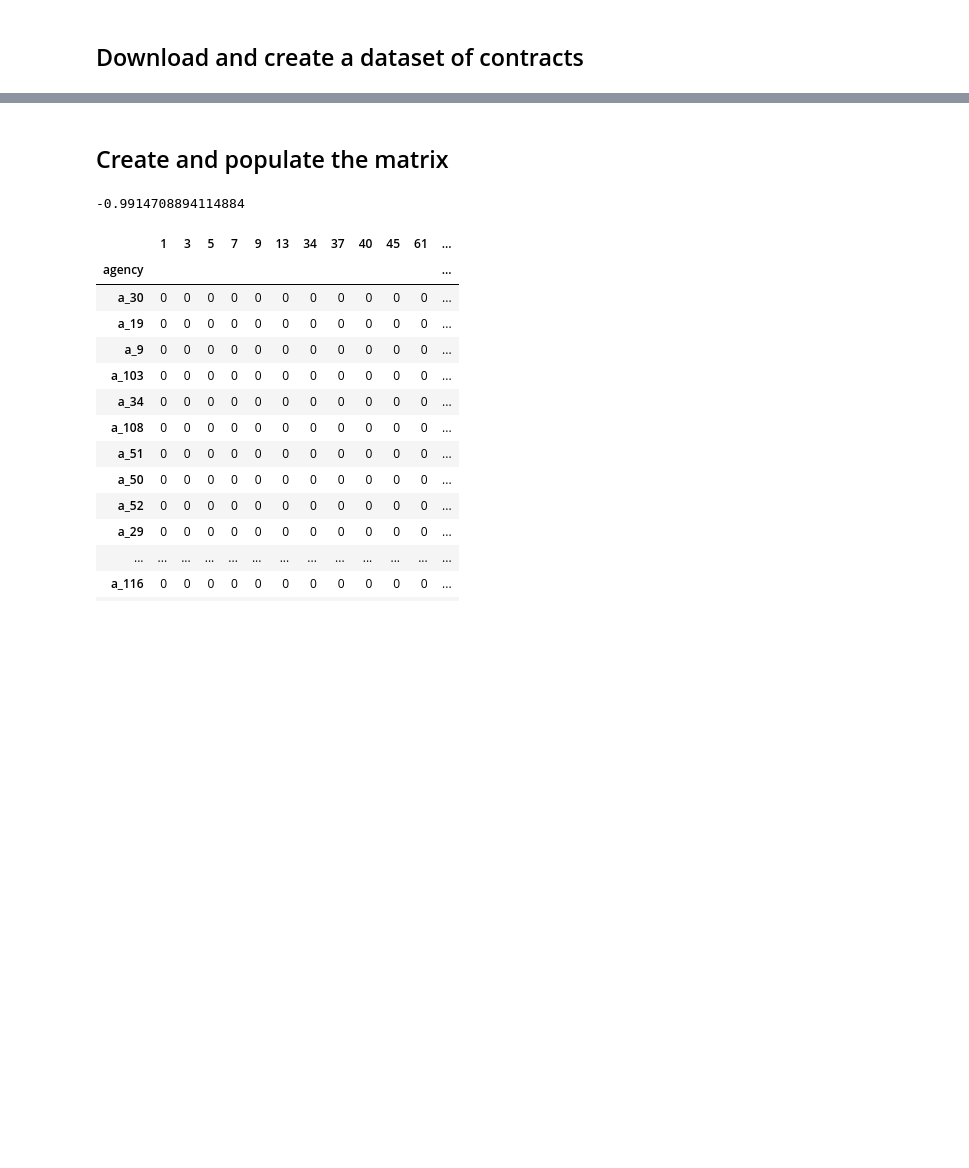
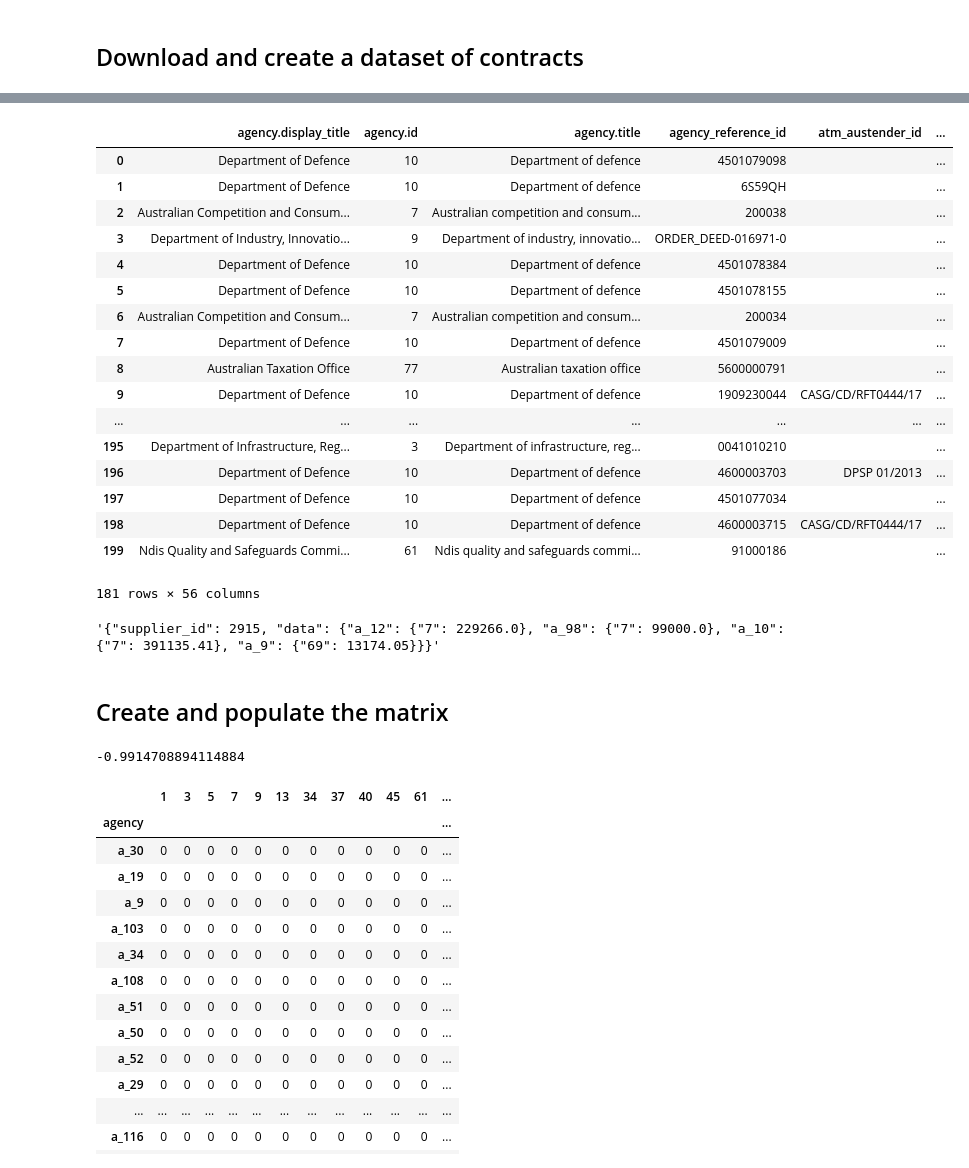
Before and after one commit to bpandrew/govconnectapi, a Jupyter notebook: Untitled.ipynb, the cells around one changed output, grey strips where cells are left out. Saved outputs shown, nothing was run; the diff lists cells and outputs as text; code cells hidden in the pictures; blank space fills up the shorter version.

```diff
--- a/Untitled.ipynb
+++ b/Untitled.ipynb
@@ -102,10 +121,42 @@ df
 # %%
 # Find the UNSPSC Segment ID
 df['segment_unspsc'] = df.apply(lambda row: row['unspsc.unspsc'][:2], axis=1)
 # Remove the contract where there is no segment ID
 df = df[df['segment_unspsc']!=""]
 # Lookup the id of the segment
 df['segment_unspsc_id'] = df.apply(lambda row: unspsc_dict[row['segment_unspsc']], axis=1)
+df
+# %% [output]
+|  | agency.display_title | agency.id | agency.title | agency_reference_id | atm_austender_id | ... |
+| 0 | Department of Defence | 10 | Department of defence | 4501079098 |  | ... |
+| 1 | Department of Defence | 10 | Department of defence | 6S59QH |  | ... |
+| 2 | Australian Competition and Consum... | 7 | Australian competition and consum... | 200038 |  | ... |
+| 3 | Department of Industry, Innovatio... | 9 | Department of industry, innovatio... | ORDER_DEED-016971-0 |  | ... |
+| 4 | Department of Defence | 10 | Department of defence | 4501078384 |  | ... |
+| 5 | Department of Defence | 10 | Department of defence | 4501078155 |  | ... |
+| 6 | Australian Competition and Consum... | 7 | Australian competition and consum... | 200034 |  | ... |
+| 7 | Department of Defence | 10 | Department of defence | 4501079009 |  | ... |
+| 8 | Australian Taxation Office | 77 | Australian taxation office | 5600000791 |  | ... |
+| 9 | Department of Defence | 10 | Department of defence | 1909230044 | CASG/CD/RFT0444/17 | ... |
+| ... | ... | ... | ... | ... | ... | ... |
+| 195 | Department of Infrastructure, Reg... | 3 | Department of infrastructure, reg... | 0041010210 |  | ... |
+| 196 | Department of Defence | 10 | Department of defence | 4600003703 | DPSP 01/2013 | ... |
+| 197 | Department of Defence | 10 | Department of defence | 4501077034 |  | ... |
+| 198 | Department of Defence | 10 | Department of defence | 4600003715 | CASG/CD/RFT0444/17 | ... |
+| 199 | Ndis Quality and Safeguards Commi... | 61 | Ndis quality and safeguards commi... | 91000186 |  | ... |
+181 rows × 56 columns
+# %%
+target_supplier = 2915
+df_temp = df[(df['supplier.id']==target_supplier) | (df['supplier.umbrella_id']==target_supplier)]
+df_temp = df_temp.groupby(['agency.id', 'segment_unspsc_id']).sum()
+json_dict = {"supplier_id":target_supplier, "data":{}}
+for index, row in df_temp.iterrows():
+    json_dict['data']['a_'+str(index[0])]={}
+for index, row in df_temp.iterrows():
+    json_dict['data']['a_'+str(index[0])][index[1]]=row['contract_value']
+json.dumps(json_dict)
+# %% [output]
+'{"supplier_id": 2915, "data": {"a_12": {"7": 229266.0}, "a_98": {"7": 99000.0}, "a_10": {"7": 391135.41}, "a_9": {"69": 13174.05}}}'
 # %%
 #df['agency.id'].nunique() # number of agencies in this df
 #df['month'].value_counts() # number of records/contracts per month in this df
```
Also changed, not shown: parts of 3 cells of this notebook, 2 other files.
